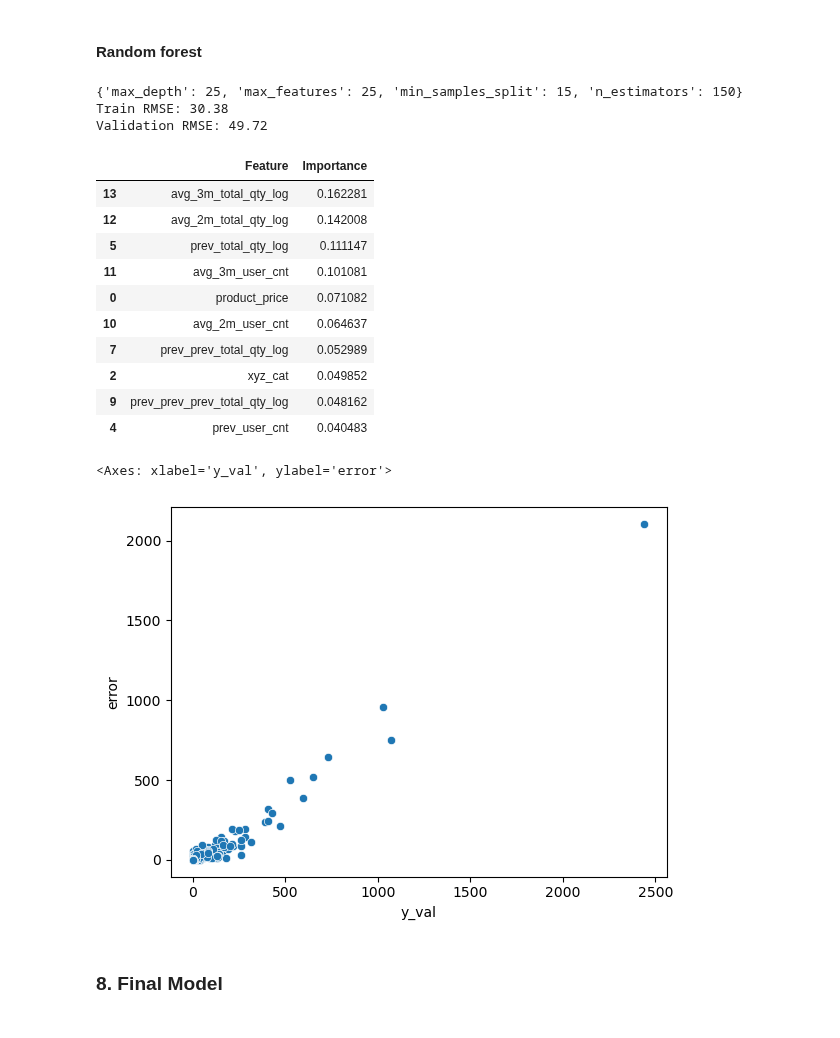
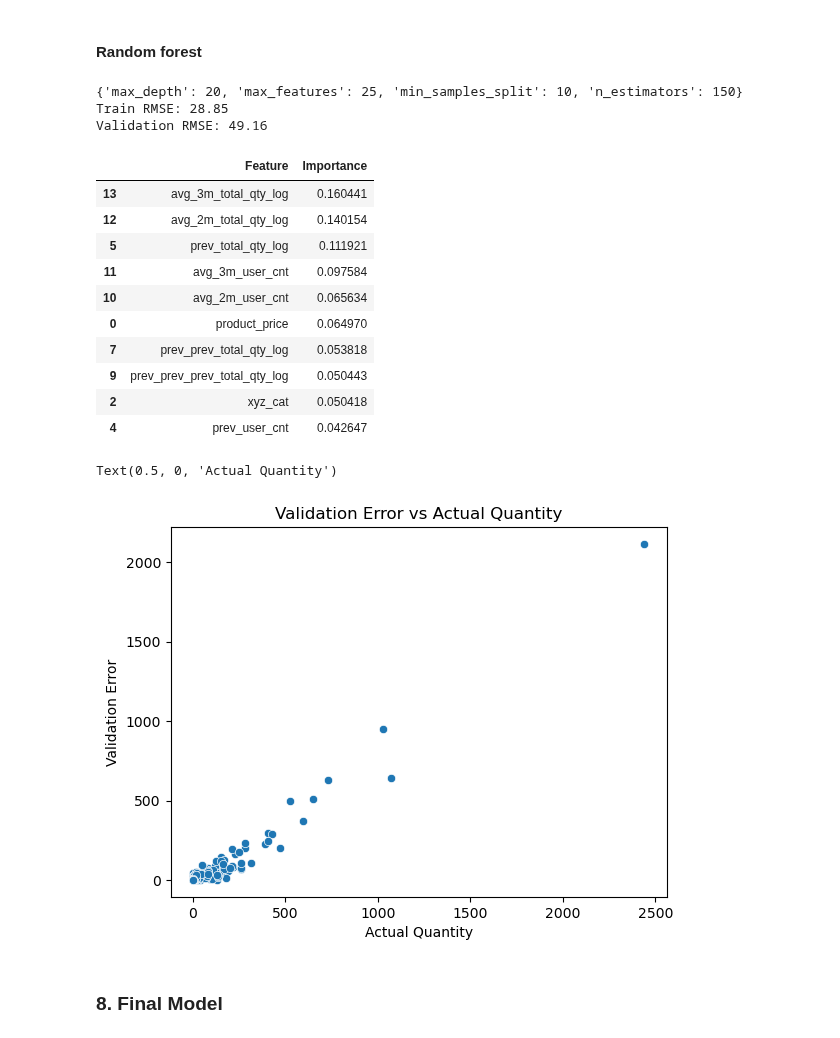
Before and after one commit to woobrandon/DSA3101-Potato-Wedges, a Jupyter notebook: SubgroupB/DemandForecasting.ipynb, the cells around one changed output. Cells and saved outputs as stored; diff of their text form; code cells hidden in the pictures.

```diff
--- a/SubgroupB/DemandForecasting.ipynb
+++ b/SubgroupB/DemandForecasting.ipynb
@@ -780,7 +782,7 @@ y_val_log = val_log_df['present_total_qty_log']
 # %%
 def log_rmse(y_true, y_pred):
 
-    return np.sqrt(mean_squared_error(np.exp(y_true), np.exp(y_pred)))
+    return np.sqrt(mean_squared_error(np.round(np.exp(y_true)), np.round(np.exp(y_pred))))
 
 log_rmse_scorer = make_scorer(log_rmse, greater_is_better=False)
 # %%
@@ -804,8 +806,8 @@ param_grid = {
 }
 rf_log_grid_search = GridSearchCV(estimator = rf_log, param_grid = param_grid,
                           cv = 5, n_jobs = -1, verbose = 2,
-                          scoring=rmse_scorer)
-rf_log_grid_search.fit(X_train_log_rfecv, y_train)
+                          scoring=log_rmse_scorer)
+rf_log_grid_search.fit(X_train_log_rfecv, y_train_log)
 # %%
 # print(f'Chosen hyperparameters: {rf_log_grid_search.best_params_}')
 # print(f'Set of hyperparameters: {rf_log_grid_search.get_params()}')
@@ -816,10 +818,10 @@ rf_log_best_model = rf_log_grid_search.best_estimator_
 rf_log_best_model.fit(X_train_log_rfecv, y_train_log)
 
 y_train_pred = rf_log_best_model.predict(X_train_log_rfecv)
-print(f'Train RMSE: {round(mean_squared_error(np.exp(y_train_log), np.exp(y_train_pred), squared = False), 2)}')
+print(f'Train RMSE: {round(log_rmse(y_train_log, y_train_pred), 2)}')
 
 y_val_pred = rf_log_best_model.predict(X_val_log_rfecv)
-print(f'Validation RMSE: {round(mean_squared_error(np.exp(y_val_log), np.exp(y_val_pred), squared = False), 2)}')
+print(f'Validation RMSE: {round(log_rmse(y_val_log, y_val_pred), 2)}')
 
 importance_rf_log_df= pd.DataFrame({
     'Feature': X_train_log_rfecv.columns,
@@ -828,26 +830,29 @@ importance_rf_log_df= pd.DataFrame({
 
 importance_rf_log_df.sort_values(by='Importance', ascending=False)[:10]
 # %% [output]
-{'max_depth': 25, 'max_features': 25, 'min_samples_split': 15, 'n_estimators': 150}
-Train RMSE: 30.38
-Validation RMSE: 49.72
+{'max_depth': 20, 'max_features': 25, 'min_samples_split': 10, 'n_estimators': 150}
+Train RMSE: 28.85
+Validation RMSE: 49.16
 |  | Feature | Importance |
-| 13 | avg_3m_total_qty_log | 0.162281 |
-| 12 | avg_2m_total_qty_log | 0.142008 |
-| 5 | prev_total_qty_log | 0.111147 |
-| 11 | avg_3m_user_cnt | 0.101081 |
-| 0 | product_price | 0.071082 |
-| 10 | avg_2m_user_cnt | 0.064637 |
-| 7 | prev_prev_total_qty_log | 0.052989 |
-| 2 | xyz_cat | 0.049852 |
-| 9 | prev_prev_prev_total_qty_log | 0.048162 |
-| 4 | prev_user_cnt | 0.040483 |
+| 13 | avg_3m_total_qty_log | 0.160441 |
+| 12 | avg_2m_total_qty_log | 0.140154 |
+| 5 | prev_total_qty_log | 0.111921 |
+| 11 | avg_3m_user_cnt | 0.097584 |
+| 10 | avg_2m_user_cnt | 0.065634 |
+| 0 | product_price | 0.064970 |
+| 7 | prev_prev_total_qty_log | 0.053818 |
+| 9 | prev_prev_prev_total_qty_log | 0.050443 |
+| 2 | xyz_cat | 0.050418 |
+| 4 | prev_user_cnt | 0.042647 |
 # %%
-error_qty_df = pd.DataFrame({'y_val': np.exp(y_val_log), 'error': abs(np.exp(y_val_pred) - np.exp(y_val_log))})
+error_qty_df = pd.DataFrame({'y_val': np.exp(y_val_log), 'error': abs(np.round(np.exp(y_val_pred)) - np.round(np.exp(y_val_log)))})
 sns.scatterplot(data = error_qty_df, x = 'y_val', y = 'error')
+plt.title('Validation Error vs Actual Quantity')
+plt.ylabel('Validation Error')
+plt.xlabel('Actual Quantity')
 # %% [output]
-<Axes: xlabel='y_val', ylabel='error'>
+Text(0.5, 0, 'Actual Quantity')
-[figure, old version]
+[figure, new version]
 # %% [markdown]
 ### 8. Final Model
 # %% [markdown]
```
Also changed, not shown: parts of 16 cells of this notebook, 1 other file.
